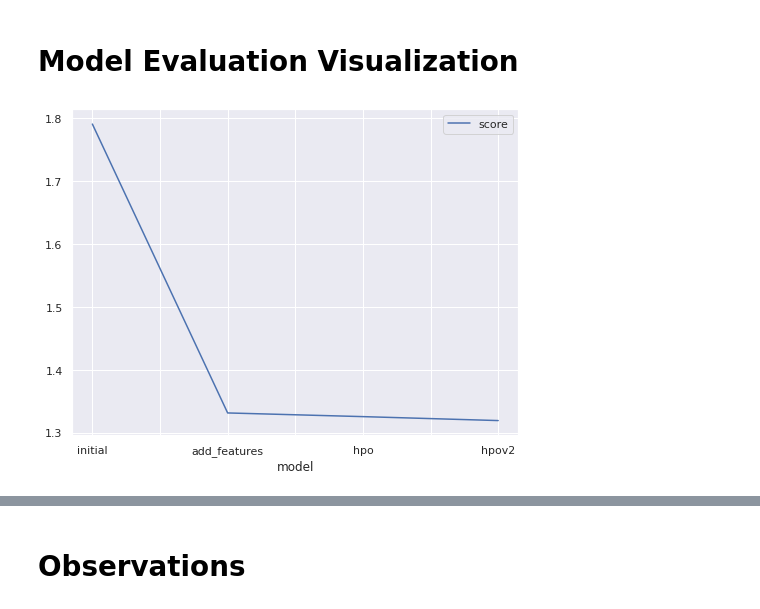
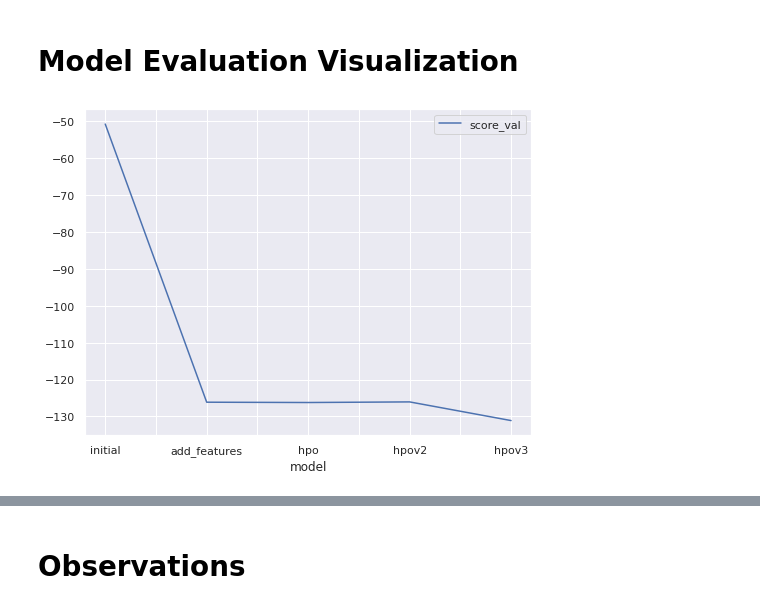
Before and after one commit to soumiyamathur/udacity-aws-ml-bikesharing-autogluon, a Jupyter notebook: project_notebook.ipynb, the cells around one changed output, grey strips where cells are left out. Drawn from its saved outputs; the diff is of its cells as text; code cells hidden in the pictures.

```diff
--- a/project_notebook.ipynb
+++ b/project_notebook.ipynb
@@ -841,13 +949,13 @@ submission.csv               2023-01-09 17:36:39  first raw submission-soumiya
 # %% [markdown]
 # Model Evaluation Visualization
 # %%
-# Taking the top model score from each training run and creating a line plot to show improvement
+# Taking the top model score_val from leaderboard of rach model run and creating a line plot to show improvement
 fig = pd.DataFrame(
     {
-        "model": ["initial", "add_features", "hpo", "hpov2"],
-        "score": [1.79095, 1.33117, 1.32531,1.31903]
+        "model": ["initial", "add_features", "hpo", "hpov2", "hpov3"],
+        "score_val": [-50.872112, -126.143071, -126.226407,-126.061356 ,-131.112760 ]
     }
-).plot(x="model", y="score", figsize=(8, 6)).get_figure()
-fig.savefig('model_train_score.png')
+).plot(x="model", y="score_val", figsize=(8, 6)).get_figure()
+fig.savefig('model_train_score_val.png')
 # %% [output]
-[figure, old version]
+[figure, new version]
```
Also changed, not shown: parts of 30 cells of this notebook, 1 other file.
